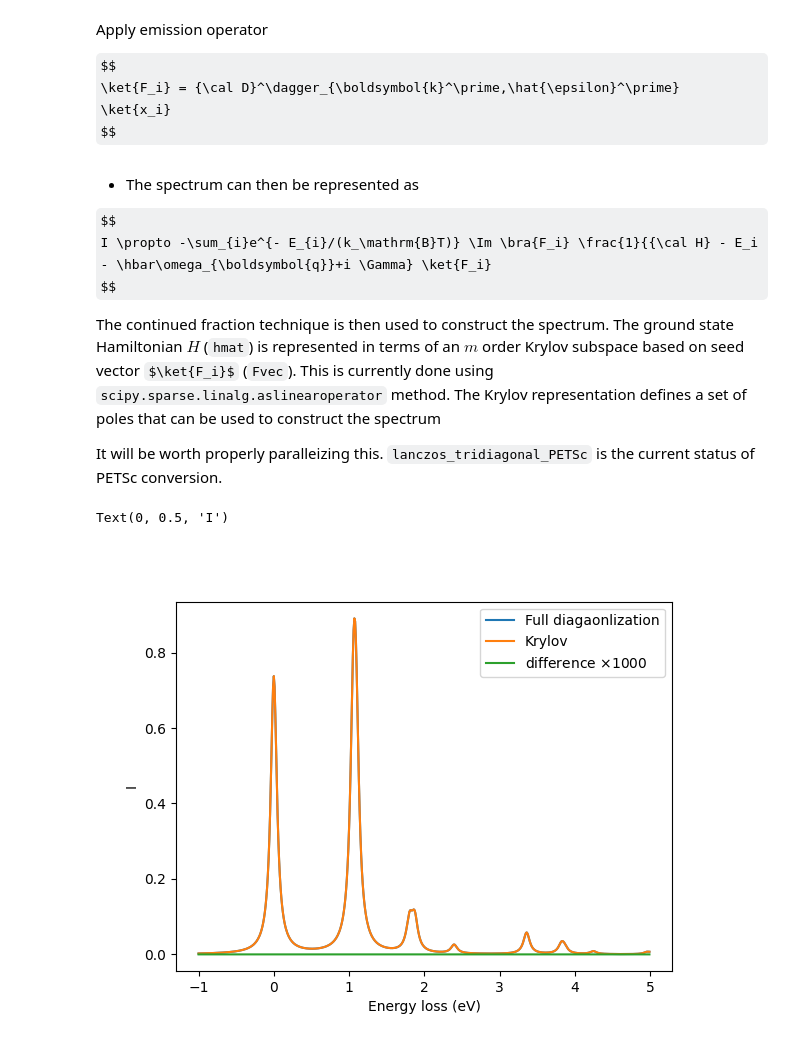
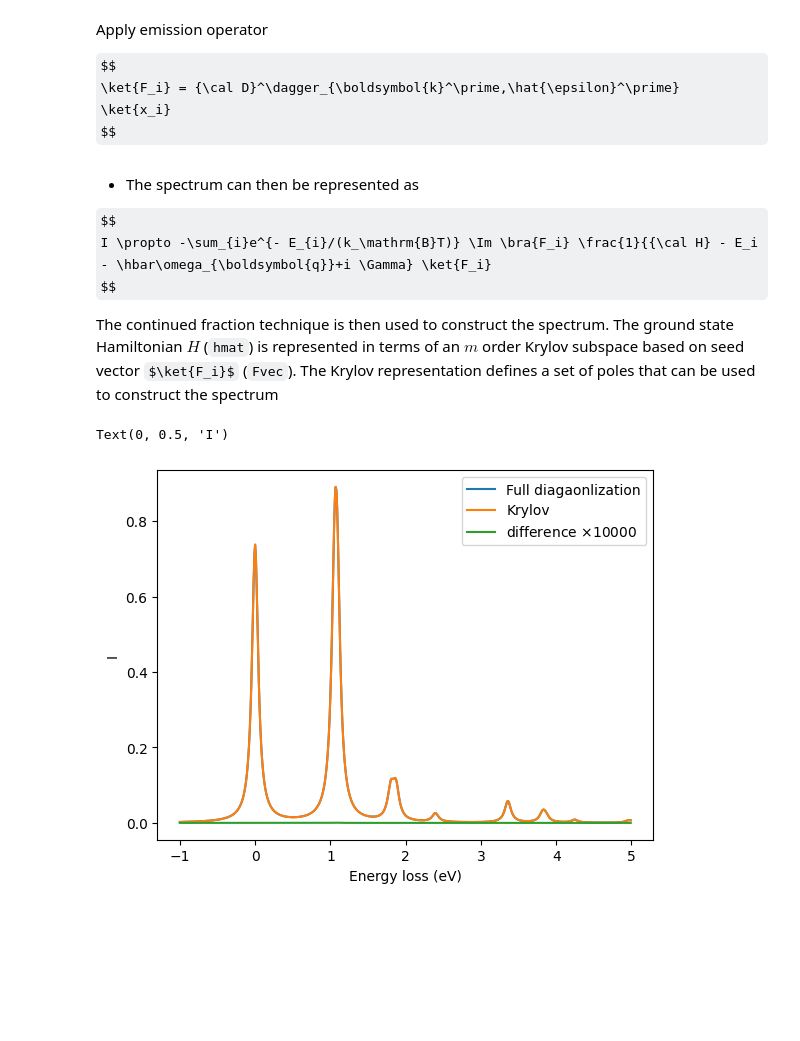
Before and after one commit to mpmdean/krylov_example, a Jupyter notebook: Krylov_example_PETSc.ipynb, the cells around one changed output. Drawn from its saved outputs; the diff is of its cells as text; code cells hidden in the pictures; some formulas as TeX source; blank space fills up the shorter version.

Commit message:
petsc used more appropriately now

```diff
--- a/Krylov_example_PETSc.ipynb
+++ b/Krylov_example_PETSc.ipynb
@@ -142,10 +141,12 @@ c_norb = info_shell[shell_name[1]][1]
 tmp = np.zeros((ntot, ntot), dtype=complex)
 
 tmp[0:v_norb, v_norb:ntot] = Dk_ylm
-Dk = two_fermion_csr(tmp, basis_n, basis_i)
+indptr, indices, data, nl, nr = two_fermion_csr(tmp, basis_n, basis_i)
+Dk = PETSc.Mat().createAIJ(csr=(indptr, indices, data), size=(nl, nr))
 
 tmp[0:v_norb, v_norb:ntot] = Dkp_ylm
-Dkp = two_fermion_csr(tmp, basis_n, basis_i)
+indptr, indices, data, nl, nr = two_fermion_csr(tmp, basis_n, basis_i)
+Dkp = PETSc.Mat().createAIJ(csr=(indptr, indices, data), size=(nl, nr)).hermitianTranspose()
 # %% [markdown]
 Compute
 $$
@@ -217,9 +204,7 @@ $$
 \ket{F_i} = {\cal D}^\dagger_{\boldsymbol{k}^\prime,\hat{\epsilon}^\prime}  \ket{x_i}
 $$
 # %%
-Fvec = np.zeros([num_gs, len(evec_i)], dtype=complex)
-for l in range(len(xvec)):
-    Fvec[l] = Dkp.getH() @ xvec[l]  # stay in petsc format here
+Fvec = [Dkp @ x for x in xvec]
 # %% [markdown]
 * The spectrum can then be represented as
 
@@ -227,47 +212,32 @@ $$
 I \propto -\sum_{i}e^{- E_{i}/(k_\mathrm{B}T)} \Im \bra{F_i} \frac{1}{{\cal H} - E_i - \hbar\omega_{\boldsymbol{q}}+i \Gamma} \ket{F_i}
 $$
 
-The continued fraction technique is then used to construct the spectrum. The ground state Hamiltonian $H$ (`hmat`) is represented in terms of an $m$ order Krylov subspace based on seed vector $\ket{F_i}$ (`Fvec`). This is currently done using `scipy.sparse.linalg.aslinearoperator` method. The Krylov representation defines a set of poles that can be used to construct the spectrum
-
-It will be worth properly paralleizing this. `lanczos_tridiagonal_PETSc` is the current status of PETSc conversion.
+The continued fraction technique is then used to construct the spectrum. The ground state Hamiltonian $H$ (`hmat`) is represented in terms of an $m$ order Krylov subspace based on seed vector $\ket{F_i}$ (`Fvec`). The Krylov representation defines a set of poles that can be used to construct the spectrum
 # %%
-poles_dict = {
-    'npoles': [],
-    'eigval': [],
-    'norm': [],
-    'alpha': [],
-    'beta': []
-}
-
-H = PETSc.Mat().createAIJ(size=hmat.shape,
-                          csr=(hmat.indptr,
-                               hmat.indices,
-                               hmat.data))
+poles_dict = {'npoles': [], 'eigval': [], 'norm': [],
+              'alpha': [], 'beta': []}
 
 for i in range(num_gs):
-    v0 = PETSc.Vec().createWithArray(Fvec[i].copy()) # probably stay in petsc format?
-    alpha_i, beta_i, norm_i = lanczos_tridiagonal(H, v0, m=200)
+    alpha_i, beta_i, norm_i = lanczos_tridiagonal(H, Fvec[i], m=200)
     poles_dict['npoles'].append(len(alpha_i))
     poles_dict['eigval'].append(eval_i[i])
     poles_dict['norm'].append(norm_i)
     poles_dict['alpha'].append(alpha_i)
     poles_dict['beta'].append(beta_i)
+
+rixs_Krylov = edrixs.get_spectra_from_poles(poles_dict, eloss, gamma_f, temperature)
-# %%
-prob = edrixs.boltz_dist(eval_i, temperature)
-rixs_Krylov = [prob[j]*edrixs.get_spectra_from_poles(poles_dict, eloss, gamma_f, temperature)  for j in range(len(eval_i))]
-rixs_Krylov=np.array(rixs_Krylov).sum(axis=0)
 # %%
 fig, ax = plt.subplots()
 
 np.testing.assert_allclose(rixs, rixs_Krylov, rtol=1e-6, atol=1e-6)
 
 ax.plot(eloss, rixs, label='Full diagaonlization')
 ax.plot(eloss, rixs_Krylov, label='Krylov')
-ax.plot(eloss, 1000*(rixs - rixs_Krylov), label=r'difference $\times1000$')
+ax.plot(eloss, 10000*(rixs - rixs_Krylov), label=r'difference $\times10000$')
 
 ax.legend()
 ax.set_xlabel('Energy loss (eV)')
 ax.set_ylabel('I')
 # %% [output]
 Text(0, 0.5, 'I')
-[figure, old version]
+[figure, new version]
```
Also changed, not shown: parts of 7 cells of this notebook, 4 other files.
